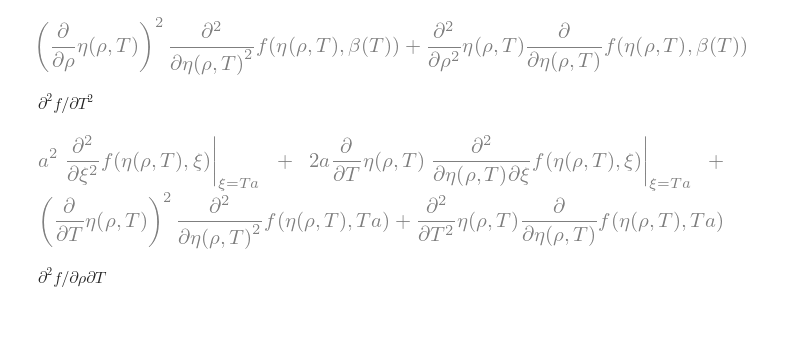
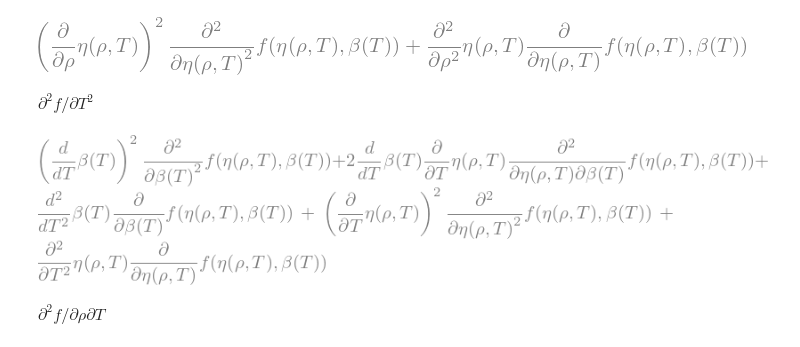
Before and after one commit to zingale/electron_positron_cxx, a Jupyter notebook: degenerate_derivatives.ipynb, the cells around one changed output. Drawn from its saved outputs; the diff is of its cells as text; code cells hidden in the pictures; blank space fills up the shorter version.

```diff
--- a/degenerate_derivatives.ipynb
+++ b/degenerate_derivatives.ipynb
@@ -291,9 +291,9 @@ d2f_drho2
 $\partial^2 f /\partial T^2$
 # %%
 d2f_dT2 = diff(f_expr, T, T)
-simplify(d2f_dT2.subs(beta, a * T))
+simplify(d2f_dT2) #.subs(beta, a * T))
 # %% [output]
-[figure, old version]
+[figure, new version]
 # %% [markdown]
 $\partial^2 f /\partial \rho \partial T$
 # %%
```
Also changed, not shown: 4 other files.
